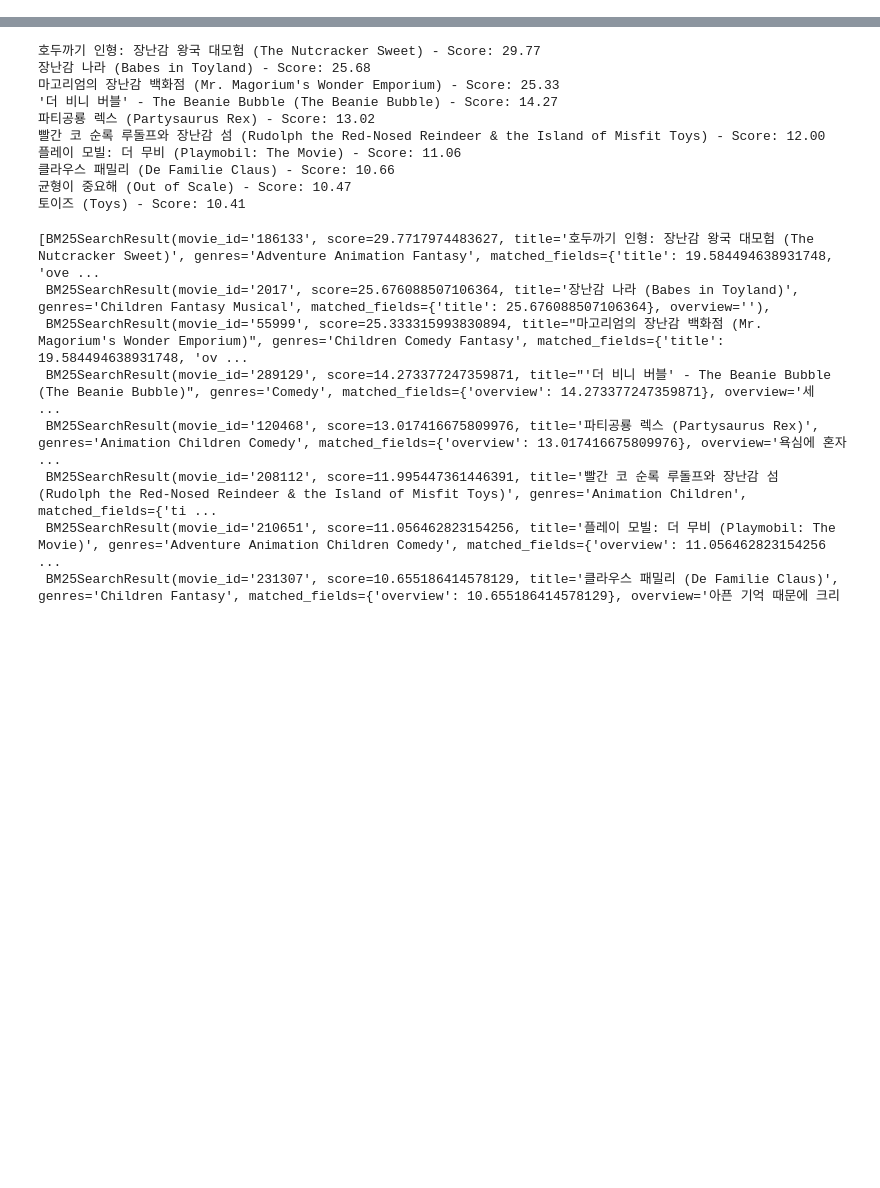
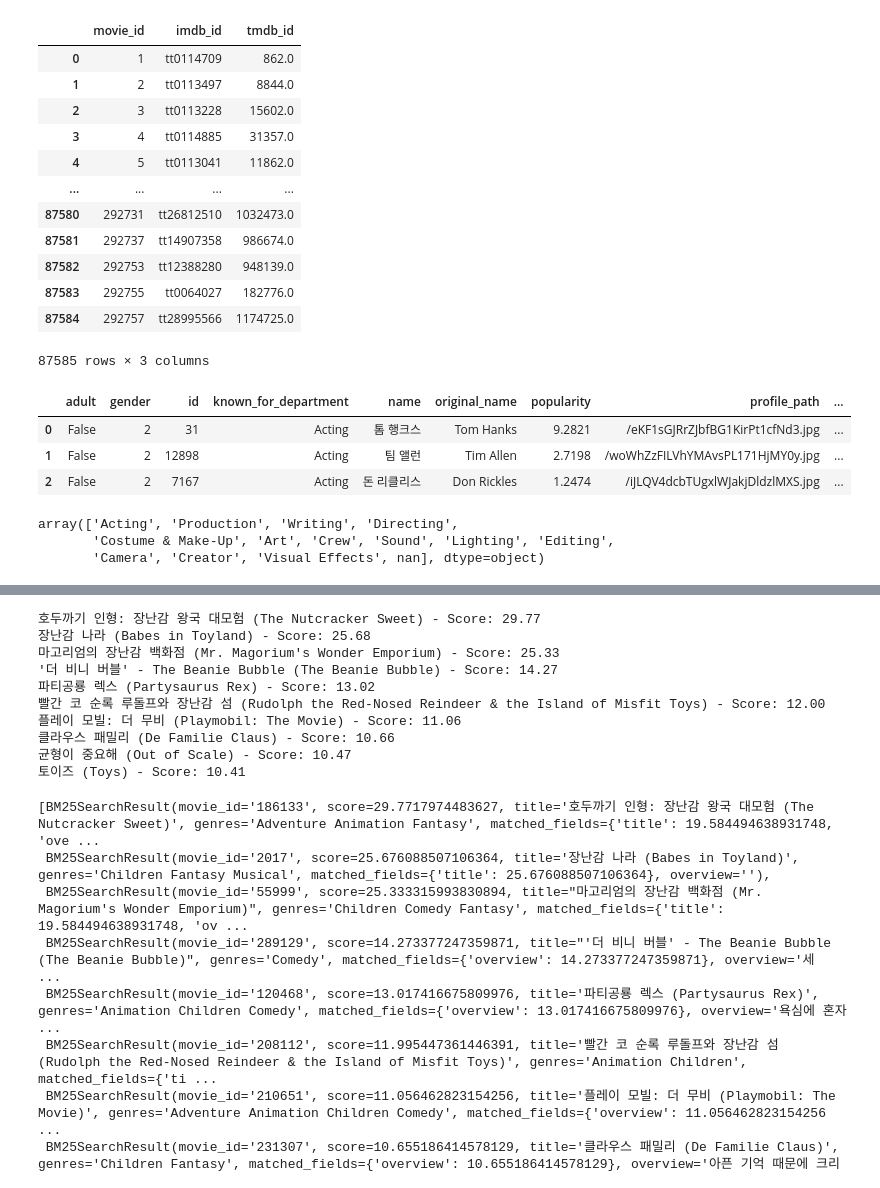
Before and after one commit to mkk4726/movie_recommendation, a Jupyter notebook: modeling/notebooks/BM25.ipynb, the cells around one changed output, grey strips where cells are left out. Drawn from its saved outputs; the diff is of its cells as text; code cells hidden in the pictures; blank space fills up the shorter version.

Commit message:
feat: 검색 결과에 cast 정보도 같이 보이게 추가

```diff
--- a/modeling/notebooks/BM25.ipynb
+++ b/modeling/notebooks/BM25.ipynb
@@ -8,6 +8,7 @@ if project_root not in sys.path:
     sys.path.insert(0, project_root)
 # %%
 from modeling.models.query_search.lexical_search import BM25Config, MovieBM25
-from data_scraping.common import load_movie_data
+from data_scraping.common import load_movie_data, load_links_data_ml
 
 movie_data = load_movie_data()
+links_data = load_links_data_ml()
@@ -29,0 +19,29 @@ movie_data
+# %%
+links_data
+# %% [output]
+|  | movie_id | imdb_id | tmdb_id |
+| 0 | 1 | tt0114709 | 862.0 |
+| 1 | 2 | tt0113497 | 8844.0 |
+| 2 | 3 | tt0113228 | 15602.0 |
+| 3 | 4 | tt0114885 | 31357.0 |
+| 4 | 5 | tt0113041 | 11862.0 |
+| ... | ... | ... | ... |
+| 87580 | 292731 | tt26812510 | 1032473.0 |
+| 87581 | 292737 | tt14907358 | 986674.0 |
+| 87582 | 292753 | tt12388280 | 948139.0 |
+| 87583 | 292755 | tt0064027 | 182776.0 |
+| 87584 | 292757 | tt28995566 | 1174725.0 |
+87585 rows × 3 columns
+# %%
+cast_df.head(3)
+# %% [output]
+|  | adult | gender | id | known_for_department | name | original_name | popularity | profile_path | ... |
+| 0 | False | 2 | 31 | Acting | 톰 행크스 | Tom Hanks | 9.2821 | /eKF1sGJRrZJbfBG1KirPt1cfNd3.jpg | ... |
+| 1 | False | 2 | 12898 | Acting | 팀 앨런 | Tim Allen | 2.7198 | /woWhZzFILVhYMAvsPL171HjMY0y.jpg | ... |
+| 2 | False | 2 | 7167 | Acting | 돈 리클리스 | Don Rickles | 1.2474 | /iJLQV4dcbTUgxlWJakjDldzlMXS.jpg | ... |
+# %%
+cast_df['known_for_department'].unique()
+# %% [output]
+array(['Acting', 'Production', 'Writing', 'Directing',
+       'Costume & Make-Up', 'Art', 'Crew', 'Sound', 'Lighting', 'Editing',
+       'Camera', 'Creator', 'Visual Effects', nan], dtype=object)
```
Also changed, not shown: parts of 5 cells of this notebook, 11 other files.
